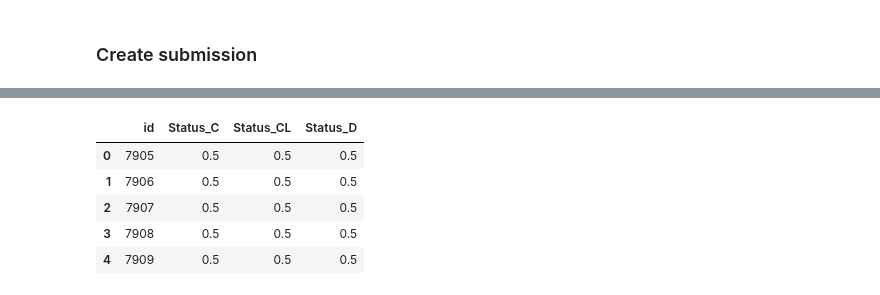
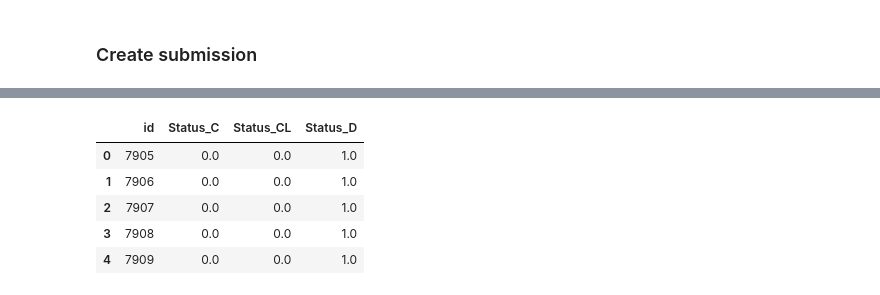
Before and after one commit to ChamodKalupahana/kaggle_cirrhosis_outcomes, a Jupyter notebook: simple-dnn-model-cham-cirrhosis.ipynb, the cells around one changed output, grey strips where cells are left out. Cells and saved outputs as stored; diff of their text form; code cells hidden in the pictures.

Commit message:
Created data pipeline, simple model and submission pipeline

```diff
--- a/simple-dnn-model-cham-cirrhosis.ipynb
+++ b/simple-dnn-model-cham-cirrhosis.ipynb
@@ -27,7 +30,7 @@ for dirname, _, filenames in os.walk('/kaggle/input'):
 ### Load in data
 # %%
 training_dataset = pd.read_csv("/kaggle/input/playground-series-s3e26/train.csv")
-test_dataset = pd.read_csv("/kaggle/input/playground-series-s3e26/test.csv")
+testing_dataset = pd.read_csv("/kaggle/input/playground-series-s3e26/test.csv")
 training_dataset.head()
 # %% [output]
 |  | id | N_Days | Drug | Age | Sex | Ascites | Hepatomegaly | Spiders | Edema | Bilirubin | ... |
@@ -120,0 +126,25 @@ y.head()
+# %%
+# duplicate original dataset and make changes on duplicate
+test_dataset = testing_dataset
+
+test_dataset['Drug'].replace('D-penicillamine', 0, inplace=True)
+test_dataset['Drug'].replace('Placebo', 1, inplace=True)
+
+test_dataset['Sex'].replace('F', 0, inplace=True)
+test_dataset['Sex'].replace('M', 1, inplace=True)
+
+test_dataset['Ascites'].replace('N', 0, inplace=True)
+test_dataset['Ascites'].replace('Y', 1, inplace=True)
+
+test_dataset['Hepatomegaly'].replace('N', 0, inplace=True)
+test_dataset['Hepatomegaly'].replace('S', 1, inplace=True)
+test_dataset['Hepatomegaly'].replace('Y', 2, inplace=True)
+
+test_dataset['Spiders'].replace('N', 0, inplace=True)
+test_dataset['Spiders'].replace('Y', 1, inplace=True)
+
+test_dataset['Edema'].replace('N', 0, inplace=True)
+test_dataset['Edema'].replace('S', 1, inplace=True)
+test_dataset['Edema'].replace('Y', 2, inplace=True)
+
+test_dataset.head()
@@ -120,0 +225,2 @@ y.head()
+# %%
+model.fit(x, y, epochs=50)
@@ -121,2 +246,4 @@ y.head()
 # %% [markdown]
 ### Create submission
+# %%
+predictions = model.predict(testing_dataset)
@@ -123,17 +264,18 @@ y.head()
 # %%
 submission = pd.DataFrame()
 submission['id'] = test_dataset['id']
 
-submission['Status_C'] = 0.5
-submission['Status_CL'] = 0.5
-submission['Status_D'] = 0.5
+submission['Status_C'] = predictions[:, 0]
+submission['Status_CL'] = predictions[:, 1]
+submission['Status_D'] = predictions[:, 2]
+
 submission.head()
 # %% [output]
 |  | id | Status_C | Status_CL | Status_D |
-| 0 | 7905 | 0.5 | 0.5 | 0.5 |
-| 1 | 7906 | 0.5 | 0.5 | 0.5 |
-| 2 | 7907 | 0.5 | 0.5 | 0.5 |
-| 3 | 7908 | 0.5 | 0.5 | 0.5 |
-| 4 | 7909 | 0.5 | 0.5 | 0.5 |
+| 0 | 7905 | 0.0 | 0.0 | 1.0 |
+| 1 | 7906 | 0.0 | 0.0 | 1.0 |
+| 2 | 7907 | 0.0 | 0.0 | 1.0 |
+| 3 | 7908 | 0.0 | 0.0 | 1.0 |
+| 4 | 7909 | 0.0 | 0.0 | 1.0 |
 # %%
 submission.to_csv('/kaggle/working/submission.csv',index=False,header=True)
```
Also changed, not shown: parts of 13 cells of this notebook.
